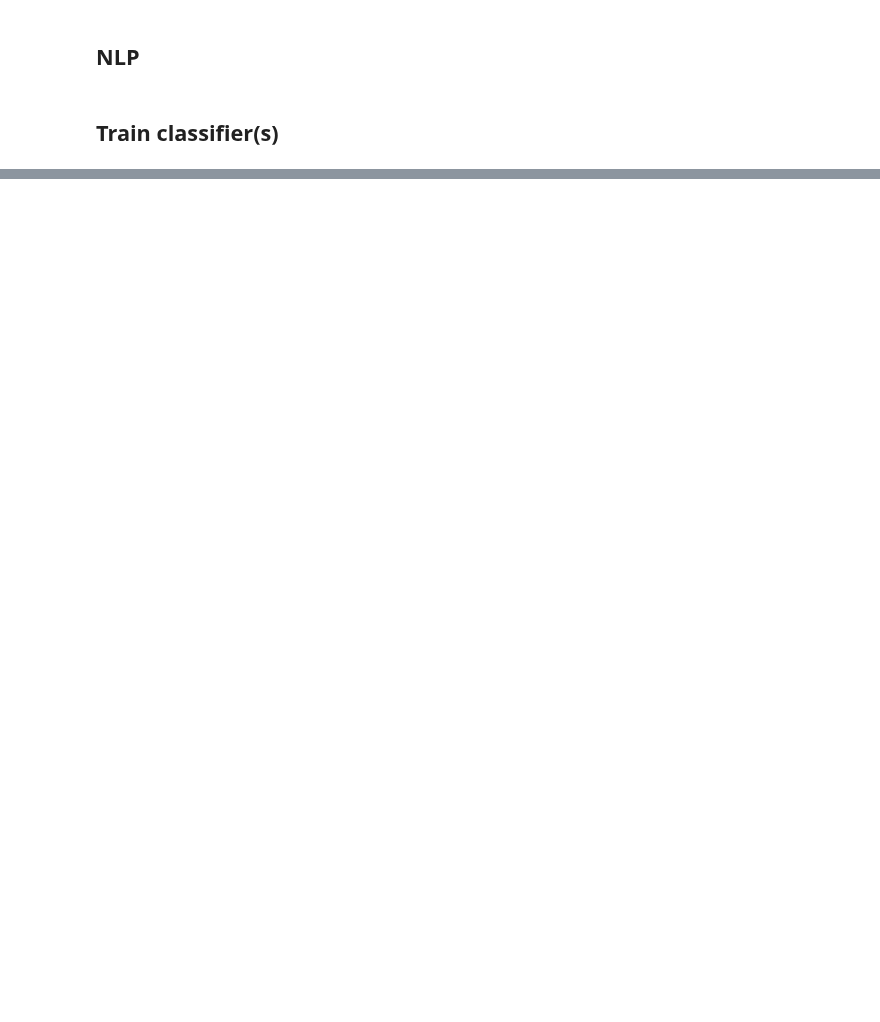
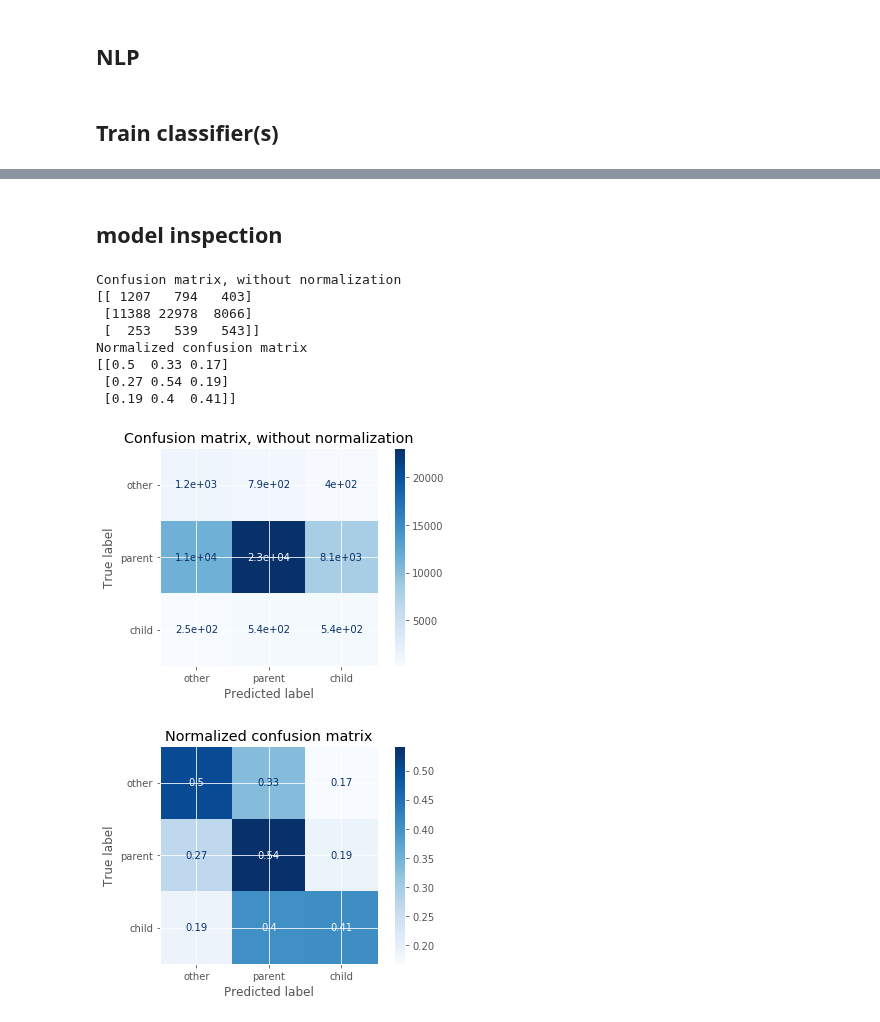
Before and after one commit to cfdv/troll_classifier, a Jupyter notebook: unique_authors_in_comments.ipynb, the cells around one changed output, grey strips where cells are left out. Cells and saved outputs as stored; diff of their text form; code cells hidden in the pictures; blank space fills up the shorter version.

Commit message:
confusion matrix for three labels, but numbers don't look right

```diff
--- a/unique_authors_in_comments.ipynb
+++ b/unique_authors_in_comments.ipynb
@@ -203,0 +245,18 @@ clfs = {}
+# %%
+X_test_tfidf = tfidf_vectorizer.transform(X_test_corp)
+# %%
+X_train = X_train_tfidf.toarray()
+X_test = X_test_tfidf.toarray()
+# %%
+# fit the model
+# at first I did 100 estimators, but 100*25 is only 2500
+#  whereas we have 5000 features in tfidf. Increase to 400
+model_param = {'n_estimators': 400,
+                   'max_depth': 5,
+                   'max_features': 25,
+                   'oob_score': True,
+                   'n_jobs': -1,
+                   'random_state': 30}
+# %%
+brf = RandomForestClassifier(**model_param, class_weight='balanced_subsample')
+brf.fit(X_train, y_train)
@@ -203,0 +272,2 @@ clfs = {}
+# %% [markdown]
+## model inspection
@@ -203,0 +348,28 @@ clfs = {}
+# %%
+np.set_printoptions(precision=2)
+
+# Plot non-normalized confusion matrix
+titles_options = [("Confusion matrix, without normalization", None),
+                  ("Normalized confusion matrix", 'true')]
+for title, normalize in titles_options:
+    disp = plot_confusion_matrix(brf, X_test, y_test,
+                                 display_labels=classes,
+                                 cmap=plt.cm.Blues,
+                                 normalize=normalize)
+    disp.ax_.set_title(title)
+
+    print(title)
+    print(disp.confusion_matrix)
+
+plt.show()
+# %% [output]
+Confusion matrix, without normalization
+[[ 1207   794   403]
+ [11388 22978  8066]
+ [  253   539   543]]
+Normalized confusion matrix
+[[0.5  0.33 0.17]
+ [0.27 0.54 0.19]
+ [0.19 0.4  0.41]]
+[figure, added]
+[figure, added]
```
Also changed, not shown: parts of 20 cells of this notebook.
